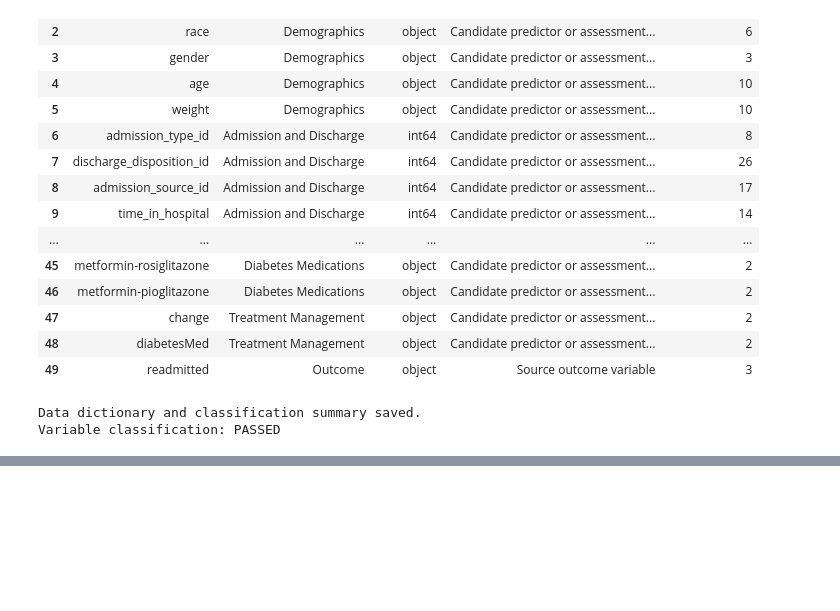
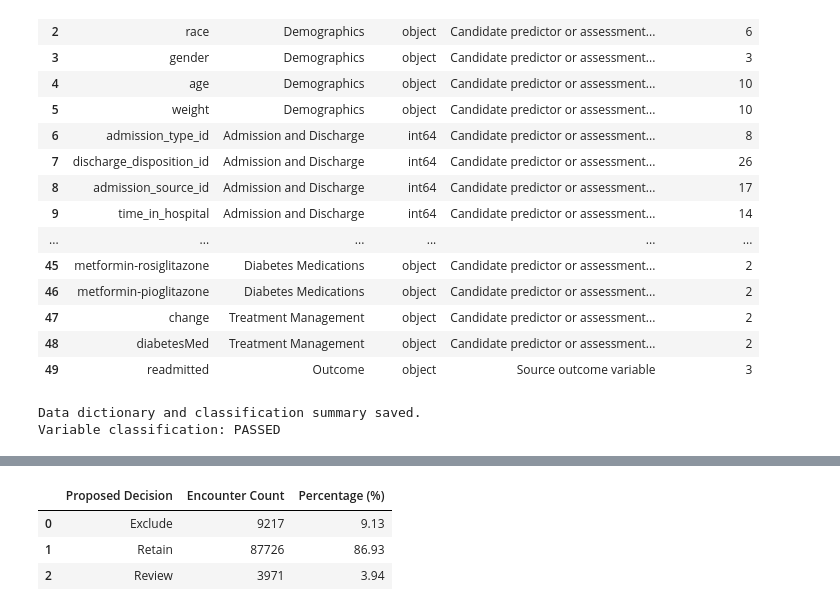
Before and after one commit to drsam-israel/HAT-DSP-MIVA-MIT-AI-MASTER-CAPSTONE, a Jupyter notebook: HAT_DSP_MIVA_MIT_AI_MASTER_CAPSTONE.ipynb, the cells around one changed output, grey strips where cells are left out. Drawn from its saved outputs; the diff is of its cells as text; code cells hidden in the pictures; blank space fills up the shorter version.

```diff
--- a/HAT_DSP_MIVA_MIT_AI_MASTER_CAPSTONE.ipynb
+++ b/HAT_DSP_MIVA_MIT_AI_MASTER_CAPSTONE.ipynb
@@ -1178,0 +1436,86 @@ Variable classification: PASSED
+# %%
+
+# Define preliminary discharge eligibility rules
+
+initial_exclusion_rules = {
+    2: "Short-term hospital transfer",
+    9: "Admission to the same hospital",
+    10: "Neonatal disposition inconsistency",
+    11: "Death-related disposition",
+    12: "Incomplete or unresolved care episode",
+    13: "Hospice care",
+    14: "Hospice care",
+    18: "Unknown discharge destination",
+    19: "Death-related disposition",
+    20: "Death-related disposition",
+    25: "Unmapped discharge destination"
+}
+
+# Clearly eligible discharge categories
+initial_retention_ids = [1, 3, 4, 6, 7]
+
+# Create discharge eligibility review table
+eligibility_review = discharge_summary.copy()
+
+eligibility_review["Proposed Decision"] = (
+    eligibility_review["discharge_disposition_id"]
+    .map(
+        lambda code:
+        "Exclude" if code in initial_exclusion_rules
+        else "Retain" if code in initial_retention_ids
+        else "Review"
+    )
+)
+
+eligibility_review["Exclusion Reason"] = (
+    eligibility_review["discharge_disposition_id"]
+    .map(initial_exclusion_rules)
+    .fillna("")
+)
+
+# Display complete discharge descriptions
+print("DISCHARGE ELIGIBILITY REVIEW")
+
+with pd.option_context(
+    "display.max_colwidth", None,
+    "display.max_rows", None
+):
+    display(
+        eligibility_review[[
+            "discharge_disposition_id",
+            "Description",
+            "Age-Eligible Encounters",
+            "Proposed Decision",
+            "Exclusion Reason"
+        ]]
+    )
+
+# Summarise proposed eligibility decisions
+eligibility_summary = (
+    eligibility_review
+    .groupby("Proposed Decision")["Age-Eligible Encounters"]
+    .sum()
+    .reset_index(name="Encounter Count")
+)
+
+eligibility_summary["Percentage (%)"] = (
+    eligibility_summary["Encounter Count"]
+    / age_20_and_above * 100
+).round(2)
+
+# Verify complete coverage
+assert eligibility_summary["Encounter Count"].sum() == age_20_and_above
+
+print("\nPRELIMINARY ELIGIBILITY SUMMARY")
+display(eligibility_summary)
+
+# Save preliminary eligibility review
+eligibility_review.to_csv(
+    DRIVE_PROJECT_DIR / "05_evaluation" /
+    "preliminary_discharge_eligibility_review.csv",
+    index=False
+)
+
+print("\nPreliminary eligibility review saved.")
+print("No encounters have been excluded.")
+# %% [output]
@@ -1178,0 +1541,4 @@ Variable classification: PASSED
+|  | Proposed Decision | Encounter Count | Percentage (%) |
+| 0 | Exclude | 9217 | 9.13 |
+| 1 | Retain | 87726 | 86.93 |
+| 2 | Review | 3971 | 3.94 |
```
Also changed, not shown: parts of 12 cells of this notebook.
